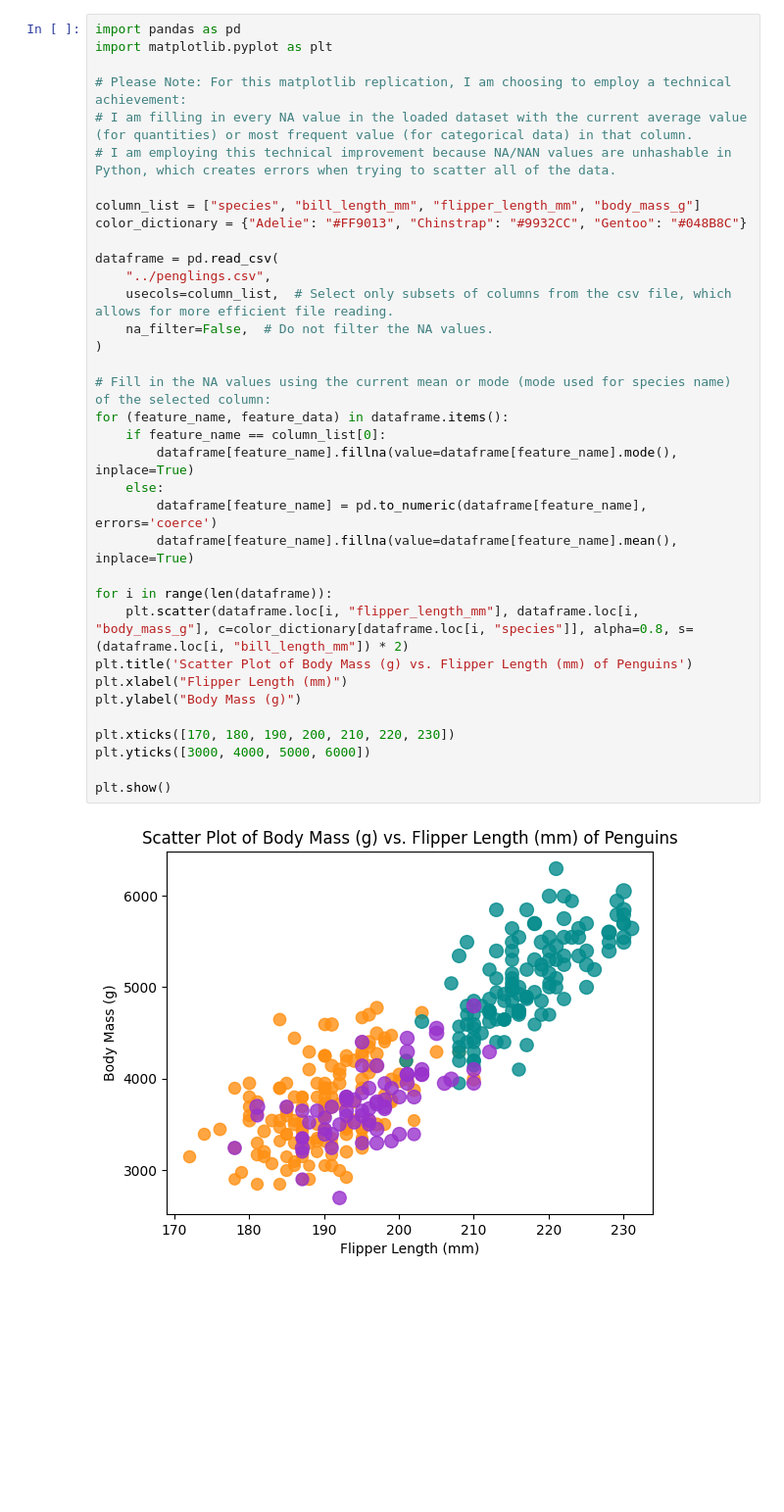
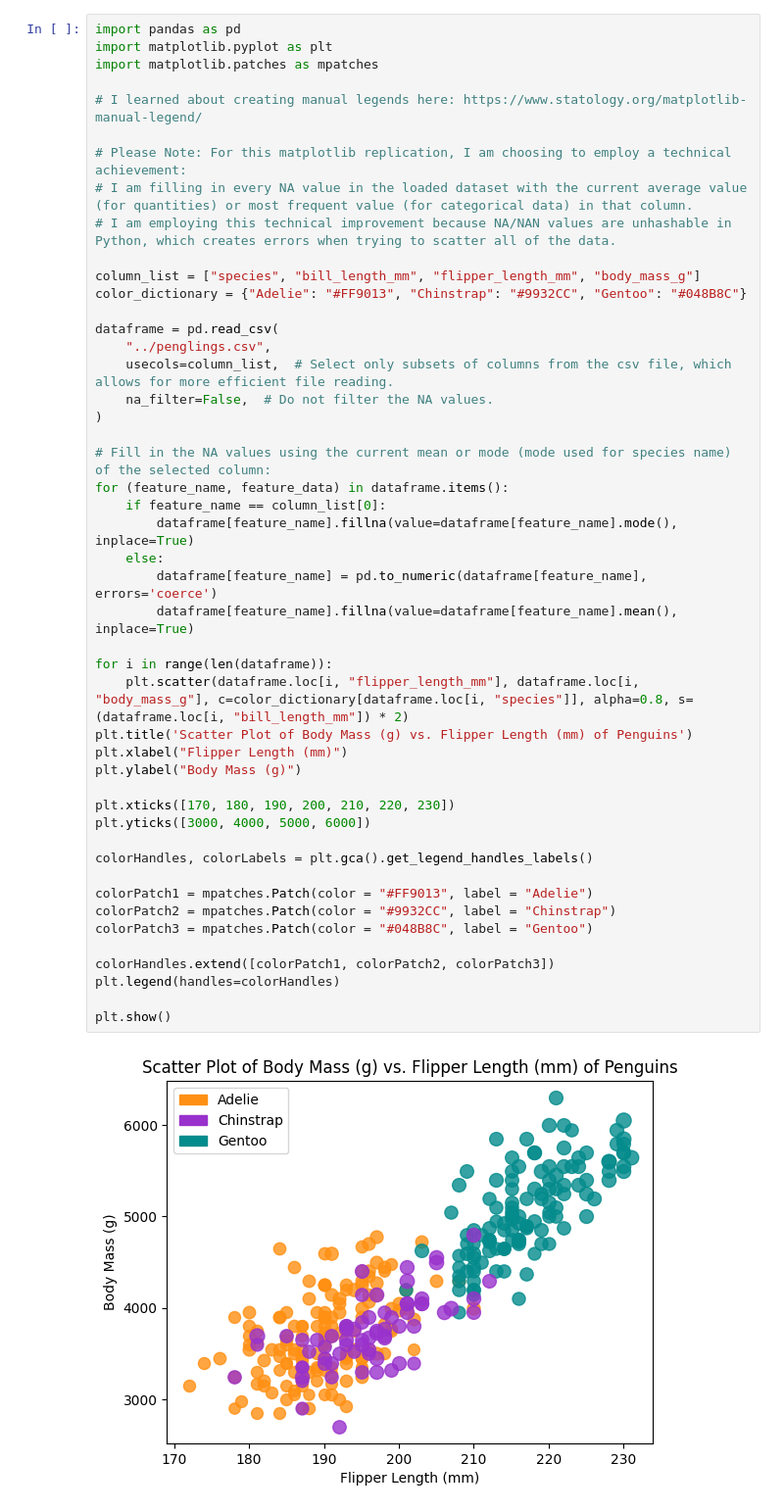
Before and after one commit to cs4804-24c/a2-DataVis-5Ways, a Jupyter notebook: matplotlib/matplotlib_replication.ipynb, the cells around one changed output. Shown at 98% size. Drawn from its saved outputs; the diff is of its cells as text; blank space fills up the shorter version.

Commit message:
Added color legend to matplotlib replication.

```diff
--- a/matplotlib/matplotlib_replication.ipynb
+++ b/matplotlib/matplotlib_replication.ipynb
@@ -1,37 +1,49 @@
 # %%
 import pandas as pd
 import matplotlib.pyplot as plt
+import matplotlib.patches as mpatches
+
+# I learned about creating manual legends here: https://www.statology.org/matplotlib-manual-legend/
 
 # Please Note: For this matplotlib replication, I am choosing to employ a technical achievement:
 # I am filling in every NA value in the loaded dataset with the current average value (for quantities) or most frequent value (for categorical data) in that column.
 # I am employing this technical improvement because NA/NAN values are unhashable in Python, which creates errors when trying to scatter all of the data.
 
 column_list = ["species", "bill_length_mm", "flipper_length_mm", "body_mass_g"]
 color_dictionary = {"Adelie": "#FF9013", "Chinstrap": "#9932CC", "Gentoo": "#048B8C"}
 
 dataframe = pd.read_csv(
     "../penglings.csv",
     usecols=column_list,  # Select only subsets of columns from the csv file, which allows for more efficient file reading.
     na_filter=False,  # Do not filter the NA values.
 )
 
 # Fill in the NA values using the current mean or mode (mode used for species name) of the selected column:
 for (feature_name, feature_data) in dataframe.items():
     if feature_name == column_list[0]:
         dataframe[feature_name].fillna(value=dataframe[feature_name].mode(), inplace=True)
     else:
         dataframe[feature_name] = pd.to_numeric(dataframe[feature_name], errors='coerce')
         dataframe[feature_name].fillna(value=dataframe[feature_name].mean(), inplace=True)
 
 for i in range(len(dataframe)):
     plt.scatter(dataframe.loc[i, "flipper_length_mm"], dataframe.loc[i, "body_mass_g"], c=color_dictionary[dataframe.loc[i, "species"]], alpha=0.8, s=(dataframe.loc[i, "bill_length_mm"]) * 2)
 plt.title('Scatter Plot of Body Mass (g) vs. Flipper Length (mm) of Penguins')
 plt.xlabel("Flipper Length (mm)")
 plt.ylabel("Body Mass (g)")
 
 plt.xticks([170, 180, 190, 200, 210, 220, 230])
 plt.yticks([3000, 4000, 5000, 6000])
 
+colorHandles, colorLabels = plt.gca().get_legend_handles_labels()
+
+colorPatch1 = mpatches.Patch(color = "#FF9013", label = "Adelie")
+colorPatch2 = mpatches.Patch(color = "#9932CC", label = "Chinstrap")
+colorPatch3 = mpatches.Patch(color = "#048B8C", label = "Gentoo")
+
+colorHandles.extend([colorPatch1, colorPatch2, colorPatch3])
+plt.legend(handles=colorHandles)
+
 plt.show()
 # %% [output]
-[figure, old version]
+[figure, new version]
```
